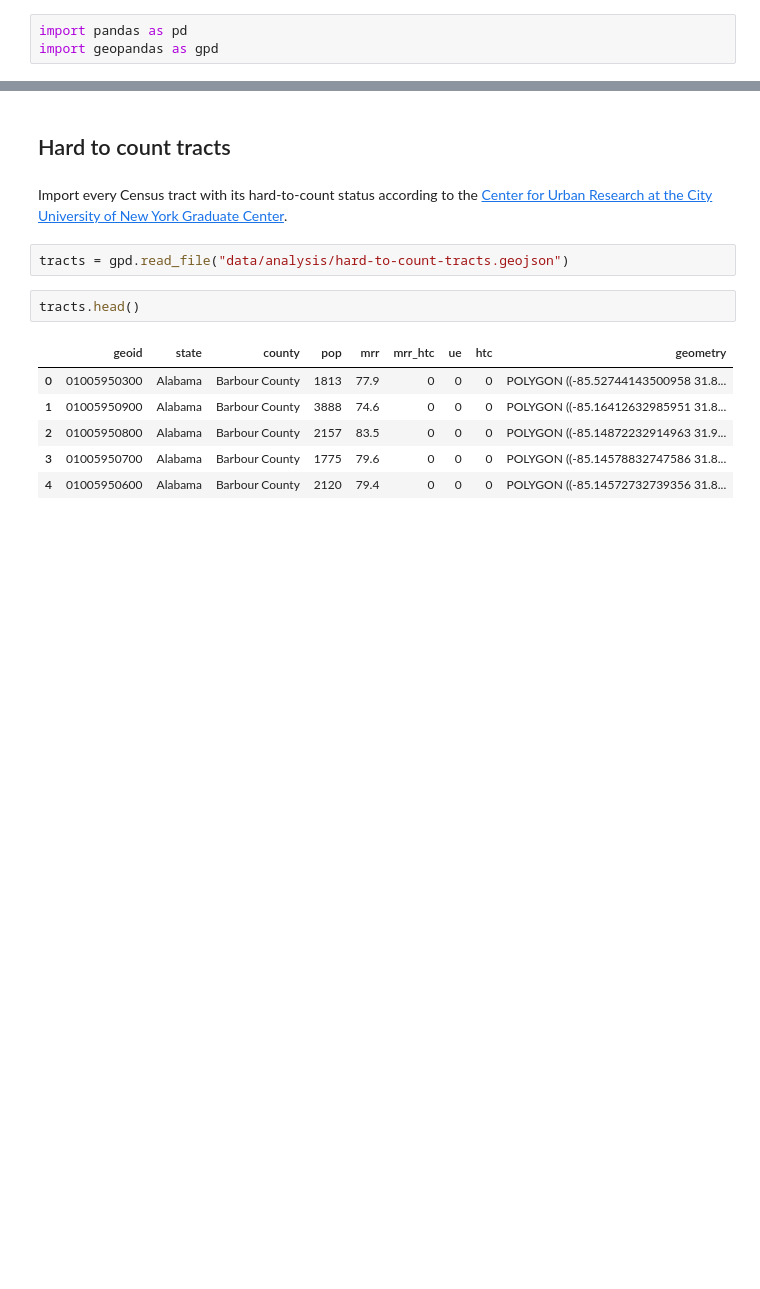
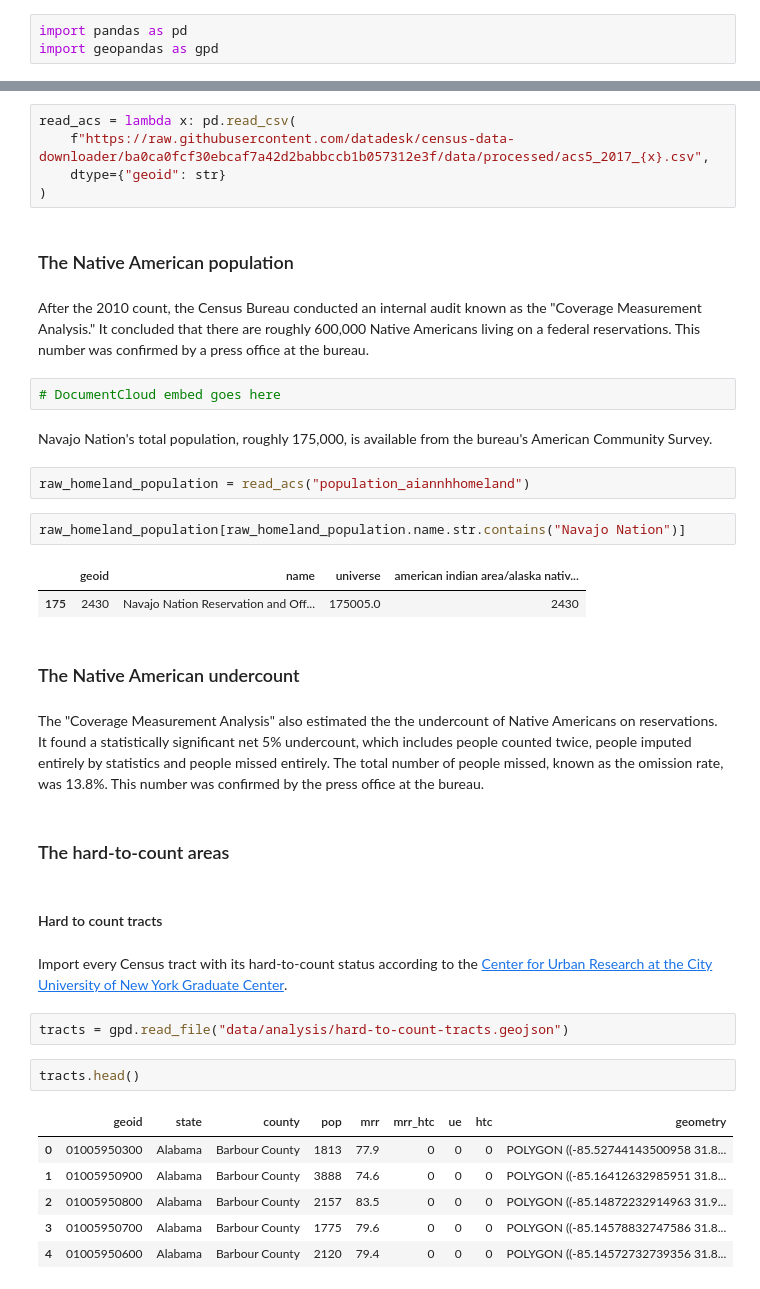
Before and after one commit to datadesk/native-american-census-analysis, a Jupyter notebook: notebook.ipynb, the cells around one changed output, grey strips where cells are left out. Drawn from its saved outputs; the diff is of its cells as text; blank space fills up the shorter version.

```diff
--- a/hard-to-count-analysis.ipynb
+++ b/notebook.ipynb
@@ -8,5 +28,31 @@ import geopandas as gpd
+# %%
+read_acs = lambda x: pd.read_csv(
+    f"https://raw.githubusercontent.com/datadesk/census-data-downloader/ba0ca0fcf30ebcaf7a42d2babbccb1b057312e3f/data/processed/acs5_2017_{x}.csv",
+    dtype={"geoid": str}
+)
+# %% [markdown]
+### The Native American population
+# %% [markdown]
+After the 2010 count, the Census Bureau conducted an internal audit known as the "Coverage Measurement Analysis." It concluded that there are roughly 600,000 Native Americans living on a federal reservations. This number was confirmed by a press office at the bureau.
+# %%
+# DocumentCloud embed goes here
+# %% [markdown]
+Navajo Nation's total population, roughly 175,000, is available from the bureau's American Community Survey.
+# %%
+raw_homeland_population = read_acs("population_aiannhhomeland")
+# %%
+raw_homeland_population[raw_homeland_population.name.str.contains("Navajo Nation")]
+# %% [output]
+|  | geoid | name | universe | american indian area/alaska nativ... |
+| 175 | 2430 | Navajo Nation Reservation and Off... | 175005.0 | 2430 |
+# %% [markdown]
+### The Native American undercount
+# %% [markdown]
+The "Coverage Measurement Analysis" also estimated the the undercount of Native Americans on reservations. It found a statistically significant net 5% undercount, which includes people counted twice, people imputed entirely by statistics and people missed entirely. The total number of people missed, known as the omission rate, was 13.8%. This number was confirmed by the press office at the bureau.
+# %% [markdown]
+### The hard-to-count areas
 # %% [markdown]
-## Hard to count tracts
+#### Hard to count tracts
 # %% [markdown]
 Import every Census tract with its hard-to-count status according to the [Center for Urban Research at the City University of New York Graduate Center](https://www.censushardtocountmaps2020.us/).
 # %%
```
Also changed, not shown: parts of 5 cells of this notebook.
